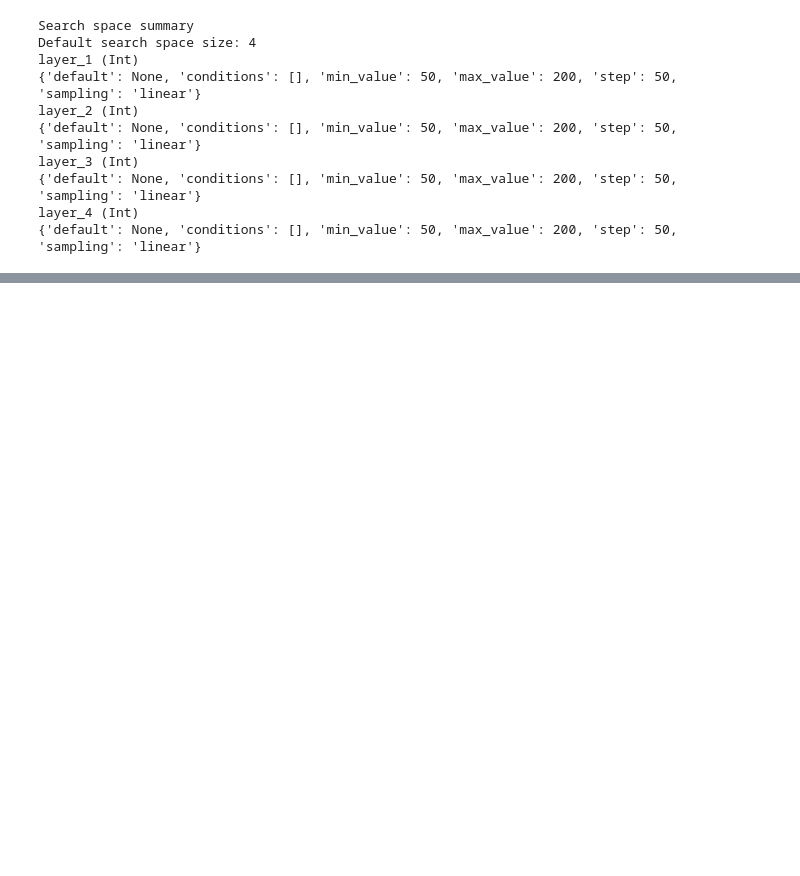
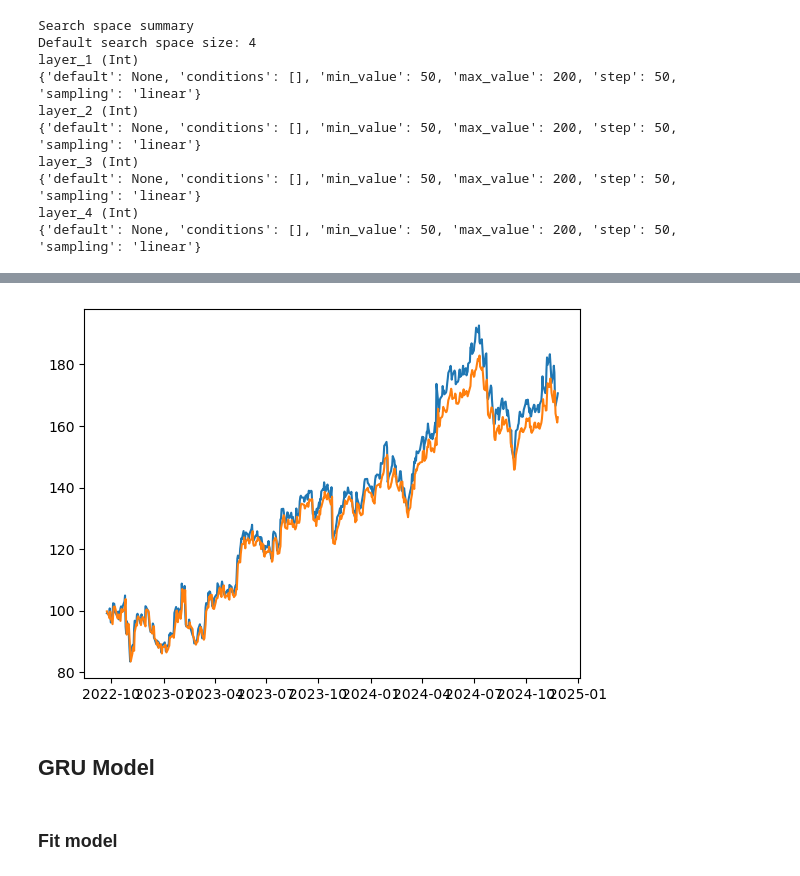
Before and after one commit to alinaeimiz/google-stock-prediction, a Jupyter notebook: GOOG.ipynb, the cells around one changed output, grey strips where cells are left out. Cells and saved outputs as stored; diff of their text form; code cells hidden in the pictures; blank space fills up the shorter version.

```diff
--- a/GOOG.ipynb
+++ b/GOOG.ipynb
@@ -213,2 +234,11 @@ prediction_plot(rnn_pred)
+# %%
+#LSTM model with same architecture of Rnn best model
+lstm = keras.models.Sequential([
+    keras.layers.LSTM(50, return_sequences=True),
+    keras.layers.LSTM(100, return_sequences=True),
+    keras.layers.LSTM(200),
+    keras.layers.Dense(100, activation='relu'),
+    keras.layers.Dense(3)
+])
 # %%
-lstm.compile(optimizer='adam', loss='mse', metrics=['mse'])
+lstm.compile(optimizer='adam', loss='mae', metrics=['mse'])
@@ -215,3 +247,3 @@ lstm.compile(optimizer='adam', loss='mse', metrics=['mse'])
 # %%
-lstm_history = lstm.fit(X_train, y_train, validation_split=0.2, epochs=150)
+lstm_history = lstm.fit(X_train, y_train, validation_split=0.2, epochs=100)
 # %% [output]
@@ -235,0 +288,3 @@ KeyboardInterrupt:
+# %%
+# Use for plot our predict
+lstm_pred = lstm.predict(X_test)
@@ -235,0 +298,7 @@ KeyboardInterrupt:
+# %%
+# plot our lstm model
+prediction_plot(lstm_pred)
+# %% [output]
+[figure, added]
+# %% [markdown]
+## GRU Model
@@ -235,0 +315,2 @@ KeyboardInterrupt:
+# %% [markdown]
+### Fit model
```
Also changed, not shown: parts of 43 cells of this notebook, 11 other files.
